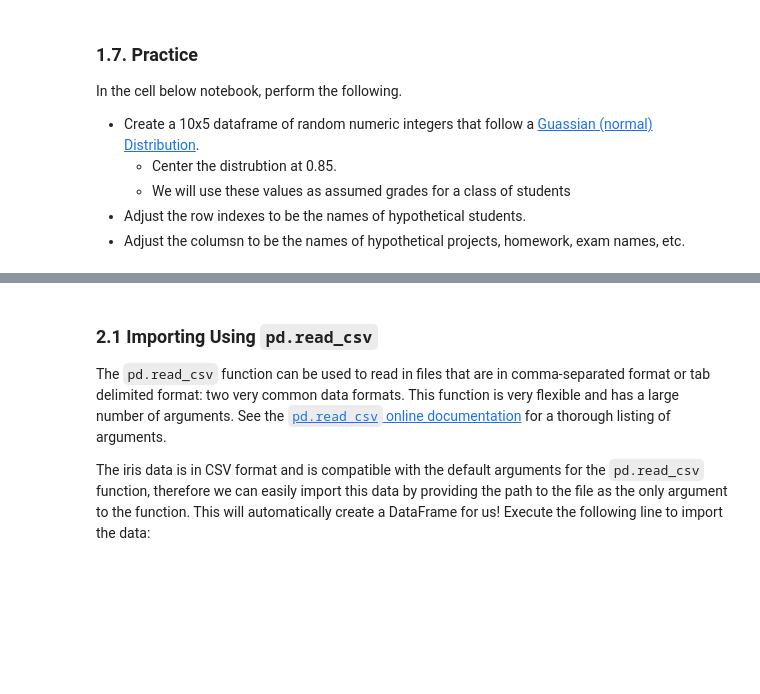
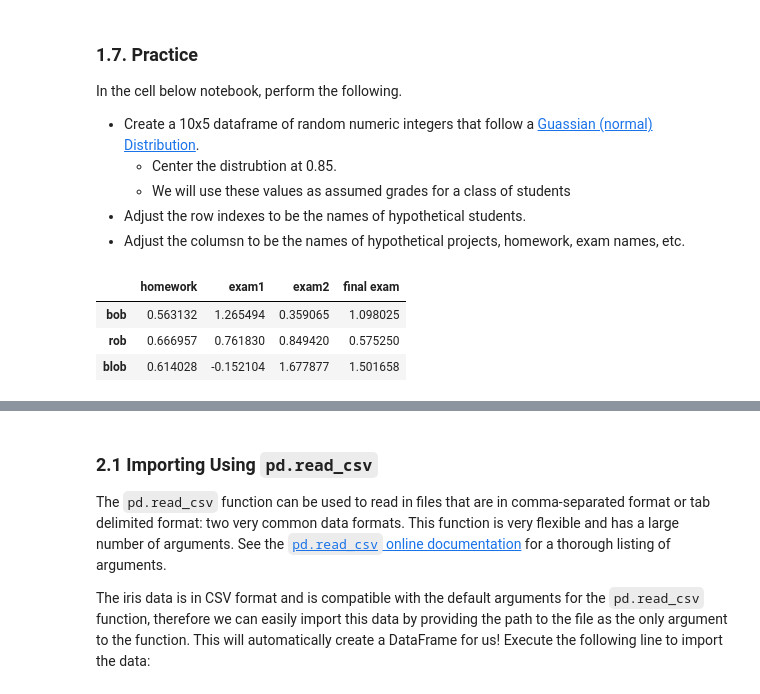
Before and after one commit to ninkuu/Data-Analytics-With-Python, a Jupyter notebook: Module2-Data_Analytics/A03-Pandas_Part1.ipynb, the cells around one changed output, grey strips where cells are left out. Saved outputs shown, nothing was run; the diff lists cells and outputs as text; code cells hidden in the pictures; blank space fills up the shorter version.

```diff
--- a/Module2-Data_Analytics/A03-Pandas_Part1.ipynb
+++ b/Module2-Data_Analytics/A03-Pandas_Part1.ipynb
@@ -166,6 +236,14 @@ In the cell below notebook, perform the following.
   + We will use these values as assumed grades for a class of students
 + Adjust the row indexes to be the names of hypothetical students.
 + Adjust the columsn to be the names of hypothetical projects, homework, exam names, etc.
+# %%
+norm = pd.DataFrame(np.random.normal(loc=.85,size=(3,4)), index = ('bob','rob','blob'), columns = ('homework','exam1', 'exam2', 'final exam',))
+norm
+# %% [output]
+|  | homework | exam1 | exam2 | final exam |
+| bob | 0.563132 | 1.265494 | 0.359065 | 1.098025 |
+| rob | 0.666957 | 0.761830 | 0.849420 | 0.575250 |
+| blob | 0.614028 | -0.152104 | 1.677877 | 1.501658 |
 # %% [markdown]
 ## 2. Loading Data
 
```
Also changed, not shown: parts of 14 cells of this notebook, 3 other files.
